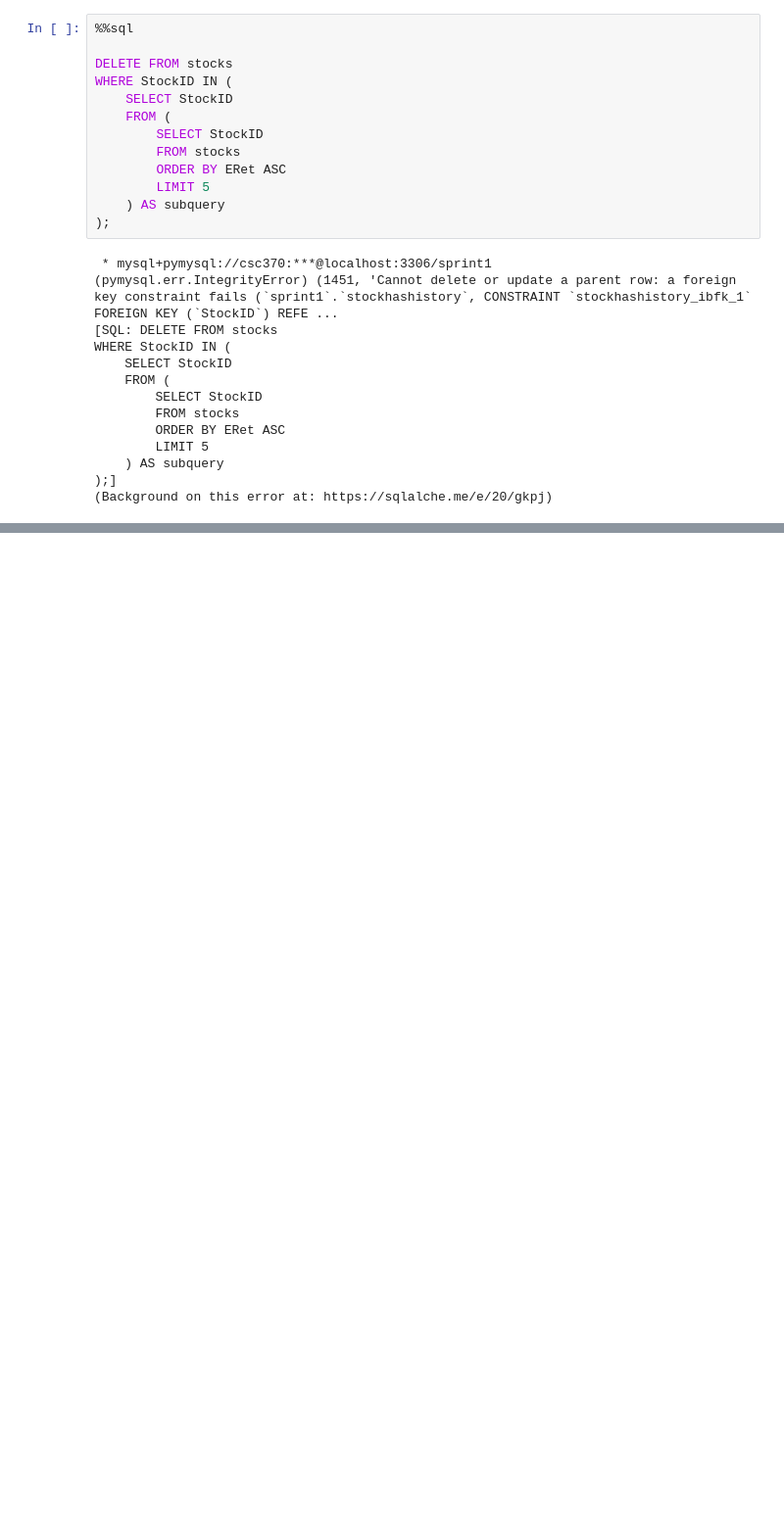
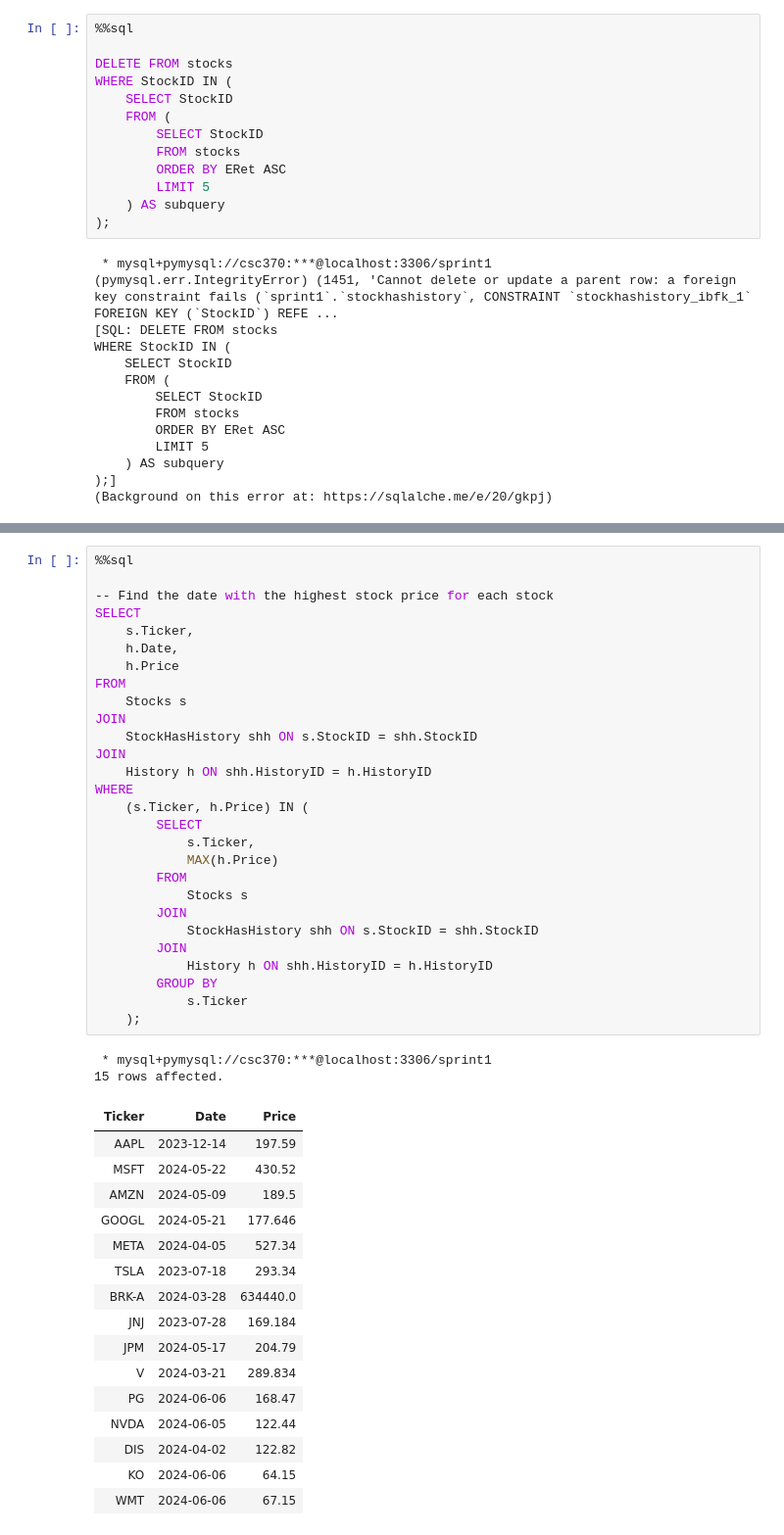
Before and after one commit to CSC370-Project/Risk-Assessment-in-SQL-Python, a Jupyter notebook: Sprint1-RDMCompSql/Presentation/Tables.ipynb, the cells around one changed output, grey strips where cells are left out. Shown: that part at 98% size. Saved outputs shown, nothing was run; the diff lists cells and outputs as text; blank space fills up the shorter version.

```diff
--- a/Sprint1-RDMCompSql/Presentation/Tables.ipynb
+++ b/Sprint1-RDMCompSql/Presentation/Tables.ipynb
@@ -507,0 +534,47 @@ WHERE
+# %%
+%%sql
+
+-- Find the date with the highest stock price for each stock
+SELECT
+    s.Ticker,
+    h.Date,
+    h.Price
+FROM
+    Stocks s
+JOIN
+    StockHasHistory shh ON s.StockID = shh.StockID
+JOIN
+    History h ON shh.HistoryID = h.HistoryID
+WHERE
+    (s.Ticker, h.Price) IN (
+        SELECT
+            s.Ticker,
+            MAX(h.Price)
+        FROM
+            Stocks s
+        JOIN
+            StockHasHistory shh ON s.StockID = shh.StockID
+        JOIN
+            History h ON shh.HistoryID = h.HistoryID
+        GROUP BY
+            s.Ticker
+    );
+# %% [output]
+ * mysql+pymysql://csc370:***@localhost:3306/sprint1
+15 rows affected.
+| Ticker | Date | Price |
+| AAPL | 2023-12-14 | 197.59 |
+| MSFT | 2024-05-22 | 430.52 |
+| AMZN | 2024-05-09 | 189.5 |
+| GOOGL | 2024-05-21 | 177.646 |
+| META | 2024-04-05 | 527.34 |
+| TSLA | 2023-07-18 | 293.34 |
+| BRK-A | 2024-03-28 | 634440.0 |
+| JNJ | 2023-07-28 | 169.184 |
+| JPM | 2024-05-17 | 204.79 |
+| V | 2024-03-21 | 289.834 |
+| PG | 2024-06-06 | 168.47 |
+| NVDA | 2024-06-05 | 122.44 |
+| DIS | 2024-04-02 | 122.82 |
+| KO | 2024-06-06 | 64.15 |
+| WMT | 2024-06-06 | 67.15 |
```
Also changed, not shown: parts of 12 cells of this notebook, 1 other file.
